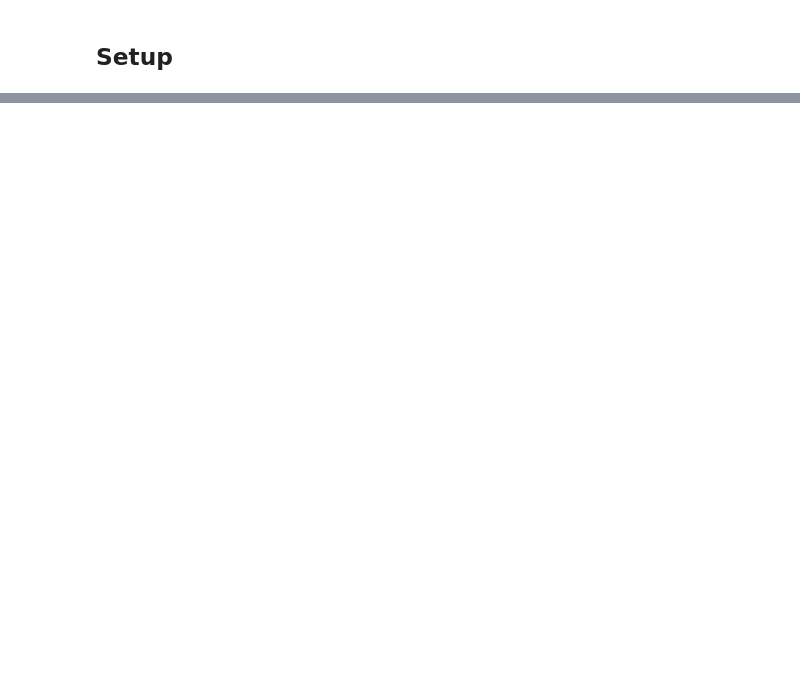
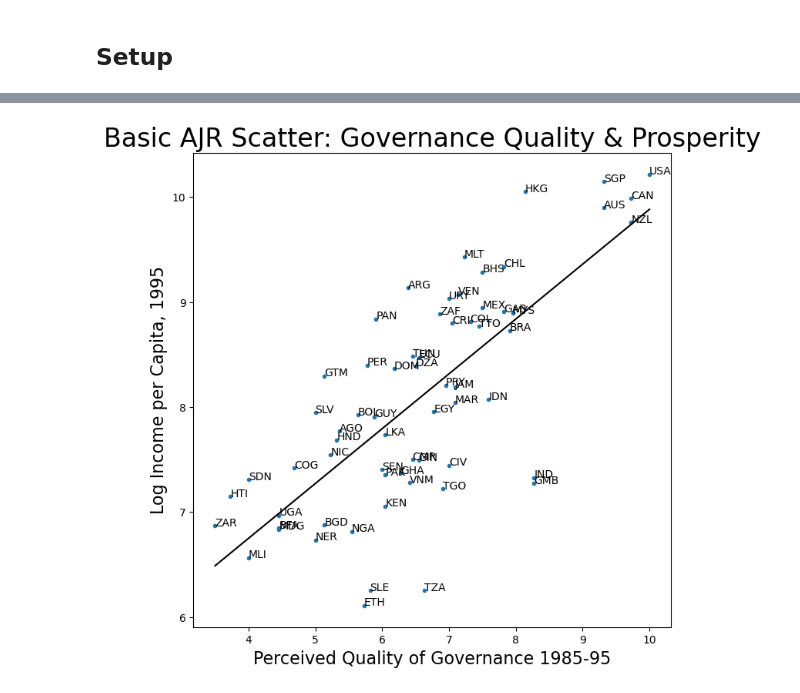
Before and after one commit to braddelong/working_20251227, a Jupyter notebook: 2026-03-31-PLANNED-econ-196-week-8-british-industrial-revolution.ipynb, the cells around one changed output, grey strips where cells are left out. Drawn from its saved outputs; the diff is of its cells as text; code cells hidden in the pictures; blank space fills up the shorter version.

```diff
--- a/2026-03-31-PLANNED-econ-196-week-8-british-industrial-revolution.ipynb
+++ b/2026-03-31-PLANNED-econ-196-week-8-british-industrial-revolution.ipynb
@@ -116,0 +497,13 @@ human_history_df.tail()
+# %%
+# 8.2.B.1. download the ajr data & look at the basic scatter:
+#
+# 'governancequality' is as perceived over 1985-1995
+# by the PRS Group <https://www.prsgroup.com>
+#
+# 'logincome' is year-1995 real income per capita
+#
+# start by reading in the AJR data from the internet:
+
+ajr_df = pd.read_csv('data/ajr-2020.csv')
+
+ajr_df.head()
@@ -116,0 +517,42 @@ human_history_df.tail()
+# %%
+# drop missing observations:
+
+ajr_df = ajr_df.dropna(subset=['logincome', 'governancequality'])
+
+# restrict our analysis to the AJR "base" sample:
+
+ajr_df = ajr_df[ajr_df['basesample'] == 1]
+
+# tell python to expect figures to come
+# by initializing the python objects to hold the figures...
+
+fig, ax = plt.subplots(figsize=(8,8))
+
+# create the figure with average expropriation risk on the horizontal and
+# 1995 per capita real income on the vertical axis
+
+ax.scatter(ajr_df['governancequality'], ajr_df['logincome'], marker='.')
+
+# now loop through the data[points in the figure, annotating each
+# data point with a three letter code ('Threeletterabbrevation') identifying the
+# country refered to:
+
+for i, txt in enumerate(ajr_df['shortid']):
+    ax.annotate(txt, (ajr_df['governancequality'].iloc[i], ajr_df['logincome'].iloc[i]))
+
+
+# draw a straight least-squares fit line through the data
+
+ax.plot(np.unique(ajr_df['governancequality']),
+    np.poly1d(np.polyfit(ajr_df['governancequality'], ajr_df['logincome'], 1))(np.unique(ajr_df['governancequality'])),
+    color='black')
+
+# set the figure labels, and show the figure:
+
+
+ax.set_xlabel('Perceived Quality of Governance 1985-95', size=16)
+ax.set_ylabel('Log Income per Capita, 1995', size=16)
+ax.set_title('Basic AJR Scatter: Governance Quality & Prosperity', size=24)
+plt.show()
+# %% [output]
+[figure, added]
```
Also changed, not shown: parts of 39 cells of this notebook, 11 other files.
